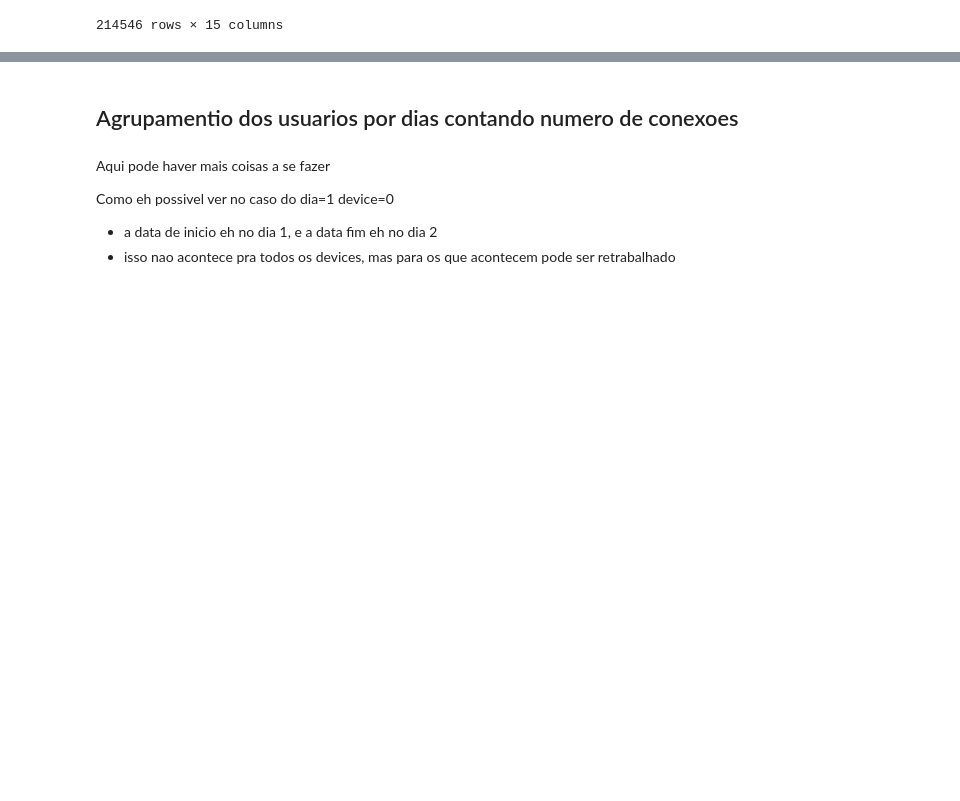
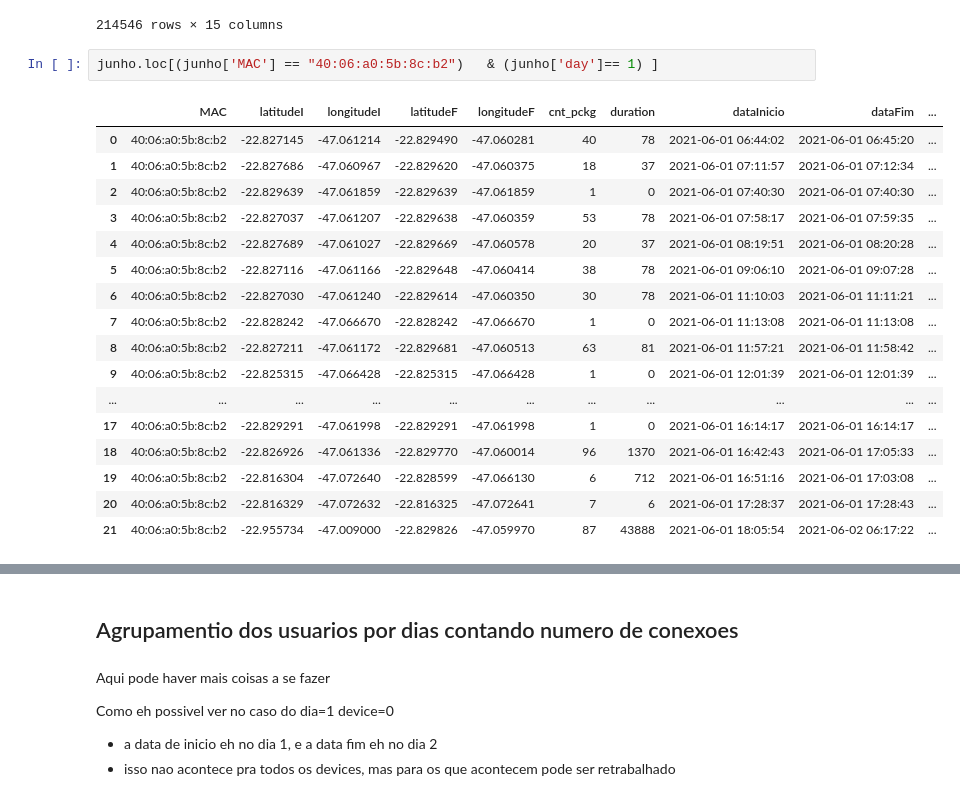
Before and after one commit to guilistocco/TCC_TABELA_DE_HORARIOS, a Jupyter notebook: seleciona passageiros JUNHO.ipynb, the cells around one changed output, grey strips where cells are left out. Drawn from its saved outputs; the diff is of its cells as text; blank space fills up the shorter version.

```diff
--- a/seleciona passageiros JUNHO.ipynb
+++ b/seleciona passageiros JUNHO.ipynb
@@ -203,3 +219,23 @@ junho
 | 214544 | da:a1:19:97:4c:5d | -22.816560 | -47.072812 | -22.816560 | -47.072812 | 2 | 0 | 2021-06-30 18:53:09 | 2021-06-30 18:53:09 | ... |
 | 214545 | 22:ae:9f:77:09:55 | -22.816560 | -47.072811 | -22.816560 | -47.072811 | 1 | 0 | 2021-06-30 18:53:10 | 2021-06-30 18:53:10 | ... |
 214546 rows × 15 columns
+# %%
+junho.loc[(junho['MAC'] == "40:06:a0:5b:8c:b2")   & (junho['day']== 1) ]
+# %% [output]
+|  | MAC | latitudeI | longitudeI | latitudeF | longitudeF | cnt_pckg | duration | dataInicio | dataFim | ... |
+| 0 | 40:06:a0:5b:8c:b2 | -22.827145 | -47.061214 | -22.829490 | -47.060281 | 40 | 78 | 2021-06-01 06:44:02 | 2021-06-01 06:45:20 | ... |
+| 1 | 40:06:a0:5b:8c:b2 | -22.827686 | -47.060967 | -22.829620 | -47.060375 | 18 | 37 | 2021-06-01 07:11:57 | 2021-06-01 07:12:34 | ... |
+| 2 | 40:06:a0:5b:8c:b2 | -22.829639 | -47.061859 | -22.829639 | -47.061859 | 1 | 0 | 2021-06-01 07:40:30 | 2021-06-01 07:40:30 | ... |
+| 3 | 40:06:a0:5b:8c:b2 | -22.827037 | -47.061207 | -22.829638 | -47.060359 | 53 | 78 | 2021-06-01 07:58:17 | 2021-06-01 07:59:35 | ... |
+| 4 | 40:06:a0:5b:8c:b2 | -22.827689 | -47.061027 | -22.829669 | -47.060578 | 20 | 37 | 2021-06-01 08:19:51 | 2021-06-01 08:20:28 | ... |
+| 5 | 40:06:a0:5b:8c:b2 | -22.827116 | -47.061166 | -22.829648 | -47.060414 | 38 | 78 | 2021-06-01 09:06:10 | 2021-06-01 09:07:28 | ... |
+| 6 | 40:06:a0:5b:8c:b2 | -22.827030 | -47.061240 | -22.829614 | -47.060350 | 30 | 78 | 2021-06-01 11:10:03 | 2021-06-01 11:11:21 | ... |
+| 7 | 40:06:a0:5b:8c:b2 | -22.828242 | -47.066670 | -22.828242 | -47.066670 | 1 | 0 | 2021-06-01 11:13:08 | 2021-06-01 11:13:08 | ... |
+| 8 | 40:06:a0:5b:8c:b2 | -22.827211 | -47.061172 | -22.829681 | -47.060513 | 63 | 81 | 2021-06-01 11:57:21 | 2021-06-01 11:58:42 | ... |
+| 9 | 40:06:a0:5b:8c:b2 | -22.825315 | -47.066428 | -22.825315 | -47.066428 | 1 | 0 | 2021-06-01 12:01:39 | 2021-06-01 12:01:39 | ... |
+| ... | ... | ... | ... | ... | ... | ... | ... | ... | ... | ... |
+| 17 | 40:06:a0:5b:8c:b2 | -22.829291 | -47.061998 | -22.829291 | -47.061998 | 1 | 0 | 2021-06-01 16:14:17 | 2021-06-01 16:14:17 | ... |
+| 18 | 40:06:a0:5b:8c:b2 | -22.826926 | -47.061336 | -22.829770 | -47.060014 | 96 | 1370 | 2021-06-01 16:42:43 | 2021-06-01 17:05:33 | ... |
+| 19 | 40:06:a0:5b:8c:b2 | -22.816304 | -47.072640 | -22.828599 | -47.066130 | 6 | 712 | 2021-06-01 16:51:16 | 2021-06-01 17:03:08 | ... |
+| 20 | 40:06:a0:5b:8c:b2 | -22.816329 | -47.072632 | -22.816325 | -47.072641 | 7 | 6 | 2021-06-01 17:28:37 | 2021-06-01 17:28:43 | ... |
+| 21 | 40:06:a0:5b:8c:b2 | -22.955734 | -47.009000 | -22.829826 | -47.059970 | 87 | 43888 | 2021-06-01 18:05:54 | 2021-06-02 06:17:22 | ... |
```
Also changed, not shown: parts of 14 cells of this notebook, 2 other files.
